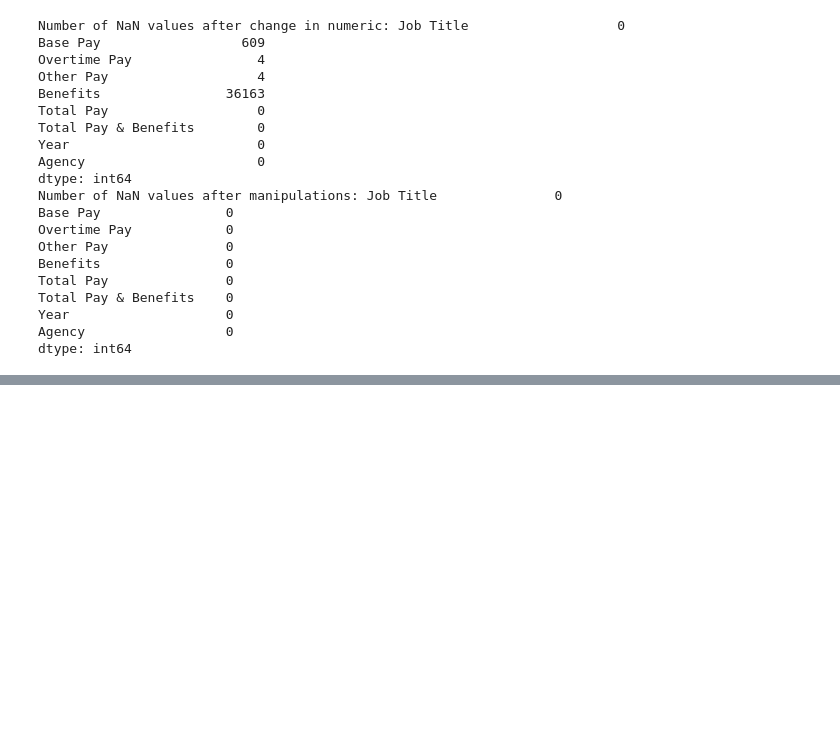
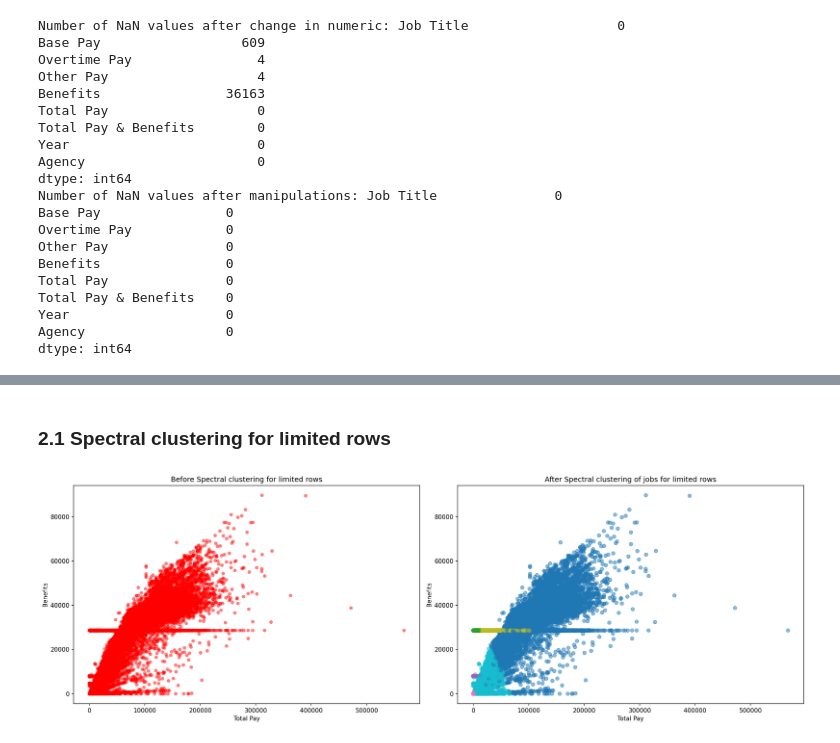
Before and after one commit to cricci3/Salaries_clustering, a Jupyter notebook: Project2_DA.ipynb, the cells around one changed output, grey strips where cells are left out. Saved outputs shown, nothing was run; the diff lists cells and outputs as text; code cells hidden in the pictures; blank space fills up the shorter version.

```diff
--- a/Project2_DA.ipynb
+++ b/Project2_DA.ipynb
@@ -280,0 +435,26 @@ ax[1].axis('equal')
+# %% [markdown]
+### 2.1 Spectral clustering for limited rows
+# %%
+#Spectral clustering for limited rows (5000)
+cluster_jobs_spectral_limited = SpectralClustering(6, affinity='nearest_neighbors', random_state=seed)
+df_limited['cluster_jobs_spectral_limited'] = cluster_jobs_spectral_limited.fit_predict(jobs_scaled_limited)
+
+#creating plots next to each other to similarise the before and after clustering
+fig, ax = plt.subplots(1, 2, figsize=(18, 6), dpi=150)
+
+#the left plot shows data before Spectral clustering
+ax[0].scatter(df_limited[x_axis], df_limited[y_axis], edgecolor='none', facecolor='red', s=35, alpha=0.5)
+ax[0].set_title("Before Spectral clustering for limited rows")
+ax[0].set_xlabel(x_axis)
+ax[0].set_ylabel(y_axis)
+
+#the right plot shows data after Spectral clustering for jobs
+ax[1].scatter(df_limited[x_axis], df_limited[y_axis], c=df_limited['cluster_jobs_spectral_limited'], cmap='tab10', s=35, alpha=0.5)
+ax[1].set_title("After Spectral clustering of jobs for limited rows")
+ax[1].set_xlabel(x_axis)
+ax[1].set_ylabel(y_axis)
+
+plt.tight_layout()
+plt.show()
+# %% [output]
+[figure, added]
```
Also changed, not shown: parts of 23 cells of this notebook.
